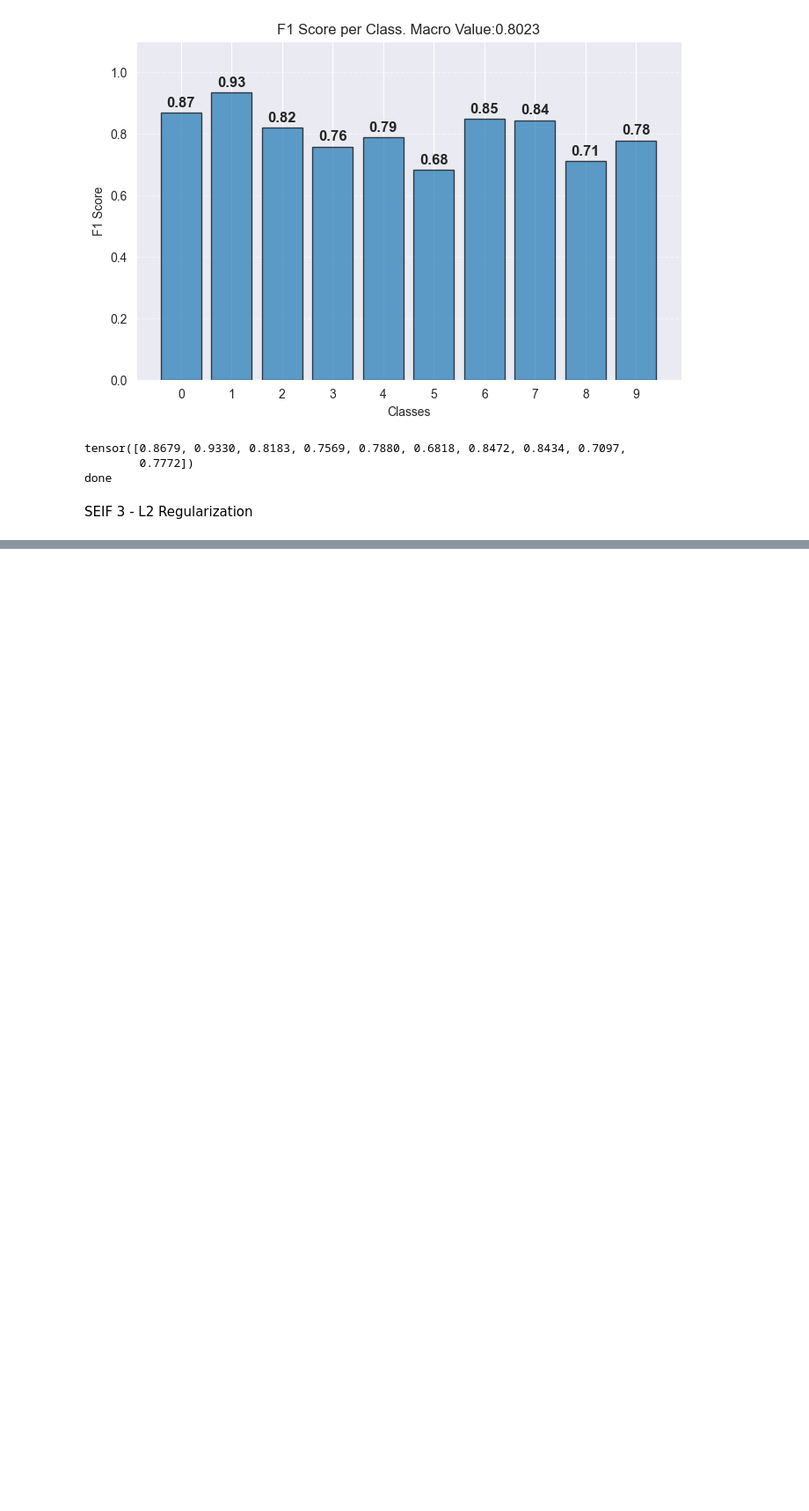
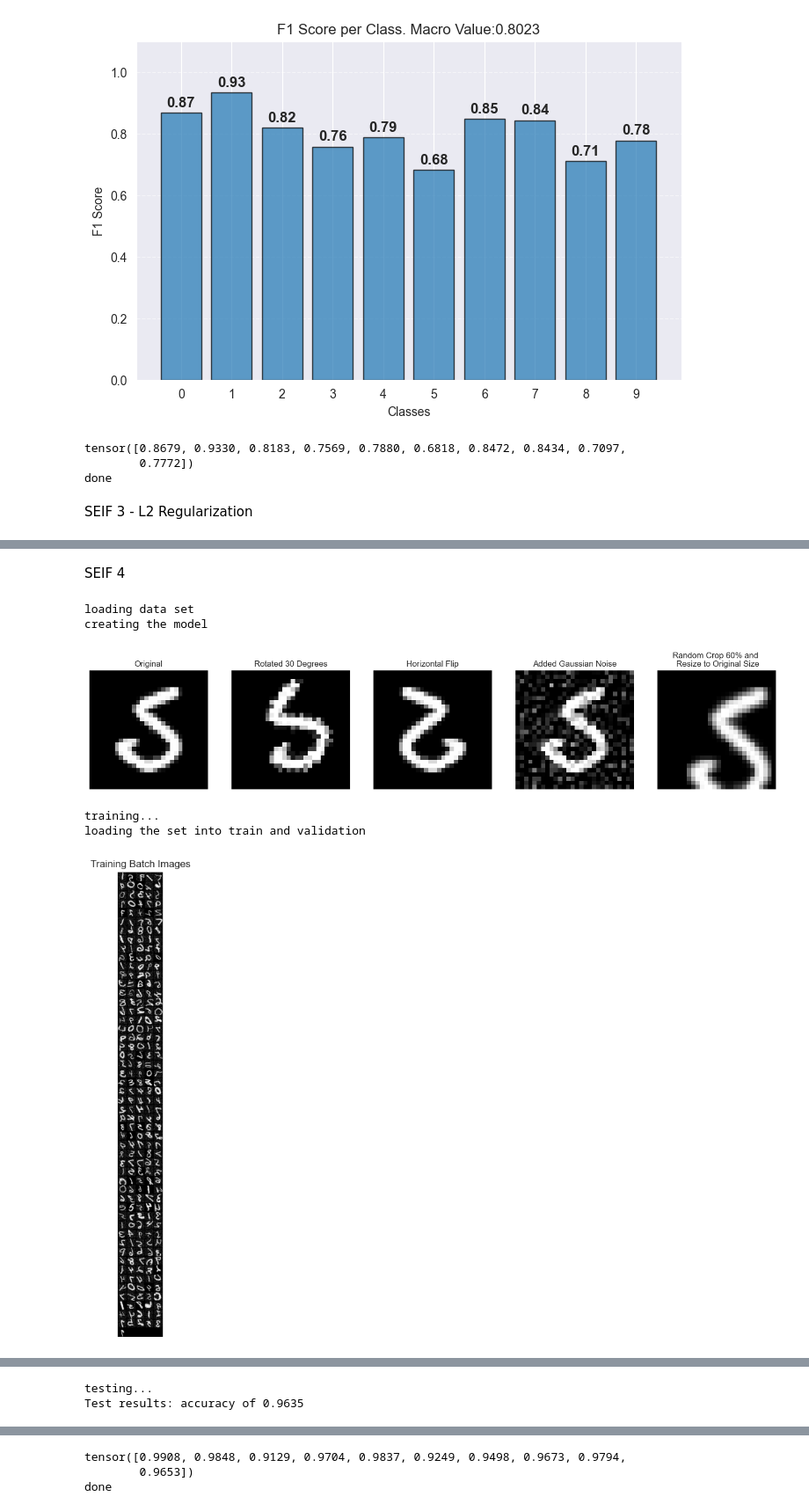
Before and after one commit to amirnadaBGU/deeplearningEE, a Jupyter notebook: HW1_xxxxxx_308339860.ipynb, the cells around one changed output, grey strips where cells are left out. Shown at 88% size. Cells and saved outputs as stored; diff of their text form; code cells hidden in the pictures; blank space fills up the shorter version.

```diff
--- a/HW1_xxxxxx_308339860.ipynb
+++ b/HW1_xxxxxx_308339860.ipynb
@@ -616,0 +654,32 @@ SEIF 3 - L2 Regularization
+# %% [markdown]
+SEIF 4
+# %%
+TRAIN_SPLIT_RATIO = 0.8
+
+print("loading data set")
+train_data, test_data = load_mnist()
+print("creating the model")
+
+
+model = MyNet(CLASSES_COUNT).to(DEVICE)
+visualize_augmentation_example(train_data)
+
+print("training...")
+
+augmentation = True
+augmentation_params = {"rotation limit": 20, "probability": 0.9, "noise amplitude": 0.2, "scale_limit": 0.5}
+
+
+train(model, train_data, TRAIN_SPLIT_RATIO, BATCH_SIZE, CLASSES_COUNT, LEARNING_RATE,
+      augmentation=augmentation, augmentation_params=augmentation_params)
+
+print("testing...")
+test(model,test_data, BATCH_SIZE)
+print("done")
+# %% [output]
+loading data set
+creating the model
+[figure, added]
+training...
+loading the set into train and validation
+[figure, added]
@@ -616,0 +704,2 @@ SEIF 3 - L2 Regularization
+testing...
+Test results: accuracy of 0.9635
@@ -616,0 +708,3 @@ SEIF 3 - L2 Regularization
+tensor([0.9908, 0.9848, 0.9129, 0.9704, 0.9837, 0.9249, 0.9498, 0.9673, 0.9794,
+        0.9653])
+done
```
Also changed, not shown: parts of 2 cells of this notebook.
